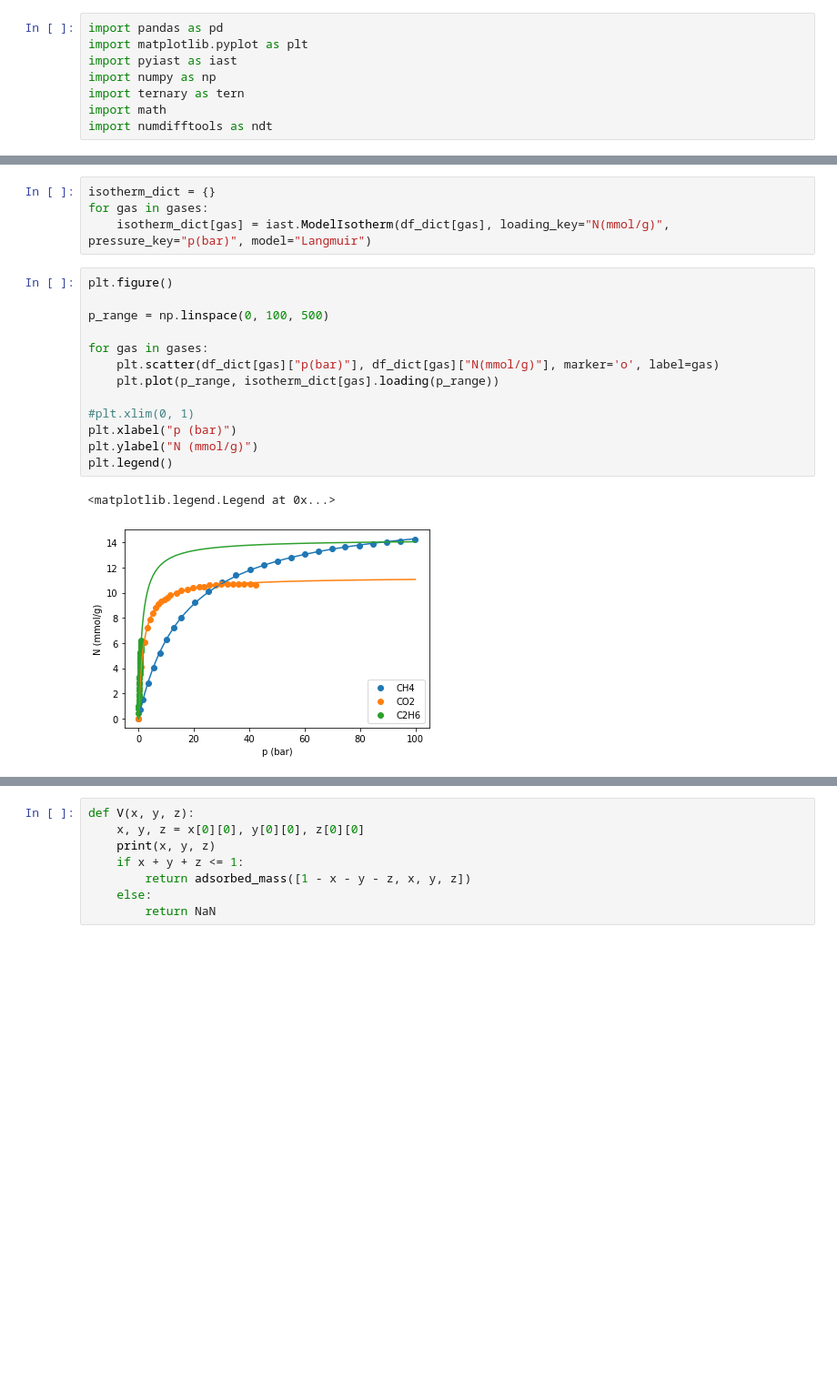
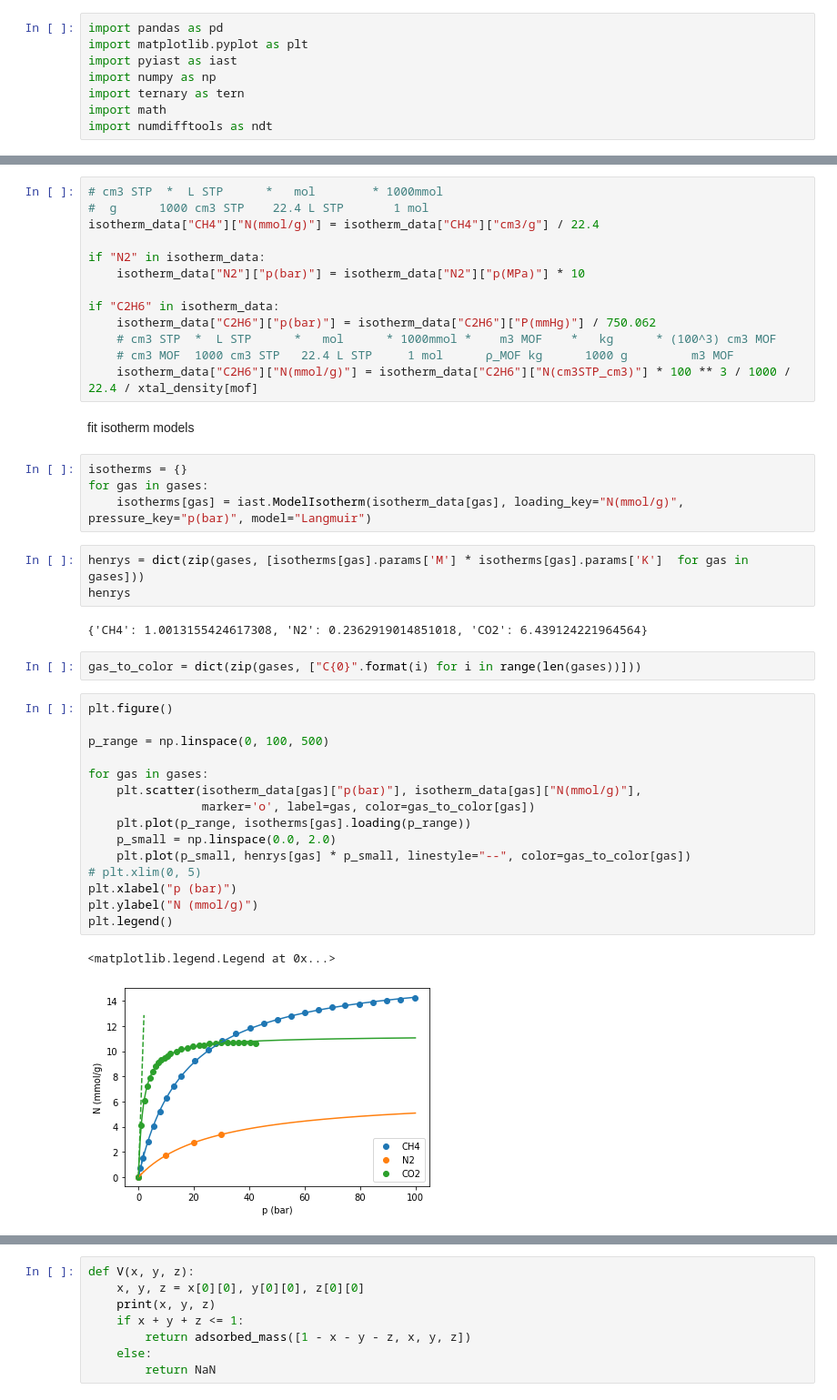
Before and after one commit to SimonEnsemble/unresponsive_directions_in_sensors, a Jupyter notebook: IAST.ipynb, the cells around one changed output, grey strips where cells are left out. Shown at 91% size. Drawn from its saved outputs; the diff is of its cells as text; blank space fills up the shorter version.

```diff
--- a/IAST.ipynb
+++ b/IAST.ipynb
@@ -42,20 +28,44 @@ df_dict["C2H6"]["p(bar)"] = df_dict["C2H6"]["P(mmHg)"] / 750
+# %%
+# cm3 STP  *  L STP      *   mol        * 1000mmol
+#  g      1000 cm3 STP    22.4 L STP       1 mol
+isotherm_data["CH4"]["N(mmol/g)"] = isotherm_data["CH4"]["cm3/g"] / 22.4
+
+if "N2" in isotherm_data:
+    isotherm_data["N2"]["p(bar)"] = isotherm_data["N2"]["p(MPa)"] * 10
+
+if "C2H6" in isotherm_data:
+    isotherm_data["C2H6"]["p(bar)"] = isotherm_data["C2H6"]["P(mmHg)"] / 750.062
+    # cm3 STP  *  L STP      *   mol      * 1000mmol *    m3 MOF    *   kg      * (100^3) cm3 MOF
+    # cm3 MOF  1000 cm3 STP   22.4 L STP     1 mol      ρ_MOF kg      1000 g         m3 MOF
+    isotherm_data["C2H6"]["N(mmol/g)"] = isotherm_data["C2H6"]["N(cm3STP_cm3)"] * 100 ** 3 / 1000 / 22.4 / xtal_density[mof]
+# %% [markdown]
+fit isotherm models
 # %%
-isotherm_dict = {}
+isotherms = {}
 for gas in gases:
-    isotherm_dict[gas] = iast.ModelIsotherm(df_dict[gas], loading_key="N(mmol/g)", pressure_key="p(bar)", model="Langmuir")
+    isotherms[gas] = iast.ModelIsotherm(isotherm_data[gas], loading_key="N(mmol/g)", pressure_key="p(bar)", model="Langmuir")
+# %%
+henrys = dict(zip(gases, [isotherms[gas].params['M'] * isotherms[gas].params['K']  for gas in gases]))
+henrys
+# %% [output]
+{'CH4': 1.0013155424617308, 'N2': 0.2362919014851018, 'CO2': 6.439124221964564}
+# %%
+gas_to_color = dict(zip(gases, ["C{0}".format(i) for i in range(len(gases))]))
 # %%
 plt.figure()
 
 p_range = np.linspace(0, 100, 500)
 
 for gas in gases:
-    plt.scatter(df_dict[gas]["p(bar)"], df_dict[gas]["N(mmol/g)"], marker='o', label=gas)
-    plt.plot(p_range, isotherm_dict[gas].loading(p_range))
-
-#plt.xlim(0, 1)
+    plt.scatter(isotherm_data[gas]["p(bar)"], isotherm_data[gas]["N(mmol/g)"],
+                marker='o', label=gas, color=gas_to_color[gas])
+    plt.plot(p_range, isotherms[gas].loading(p_range))
+    p_small = np.linspace(0.0, 2.0)
+    plt.plot(p_small, henrys[gas] * p_small, linestyle="--", color=gas_to_color[gas])
+# plt.xlim(0, 5)
 plt.xlabel("p (bar)")
 plt.ylabel("N (mmol/g)")
 plt.legend()
 # %% [output]
 <matplotlib.legend.Legend at 0x...>
-[figure, old version]
+[figure, new version]
```
Also changed, not shown: parts of 15 cells of this notebook.
